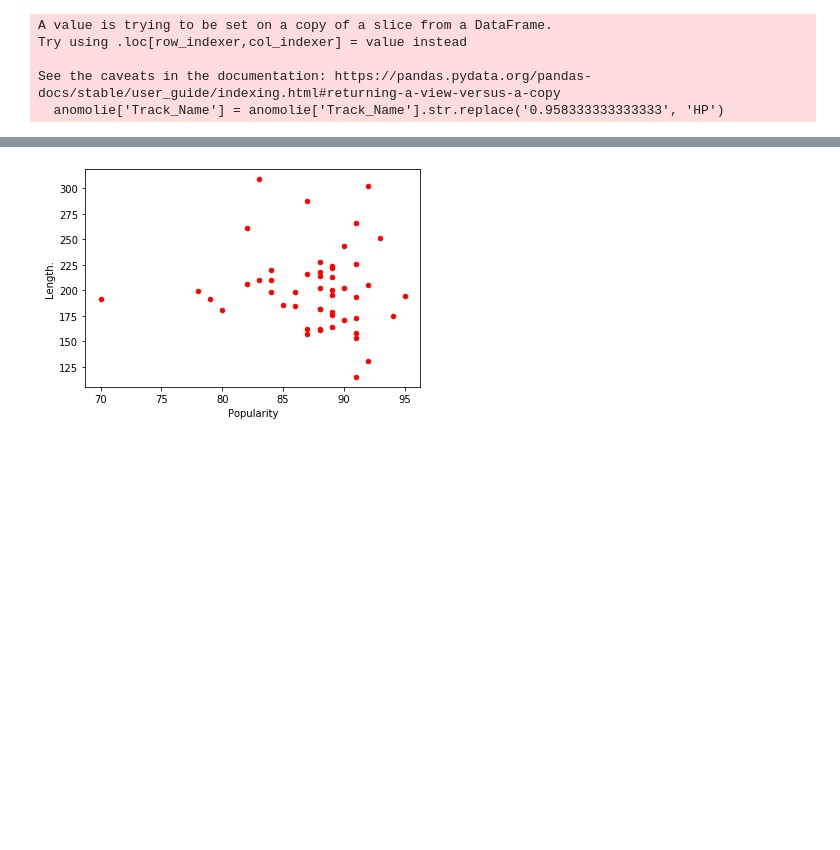
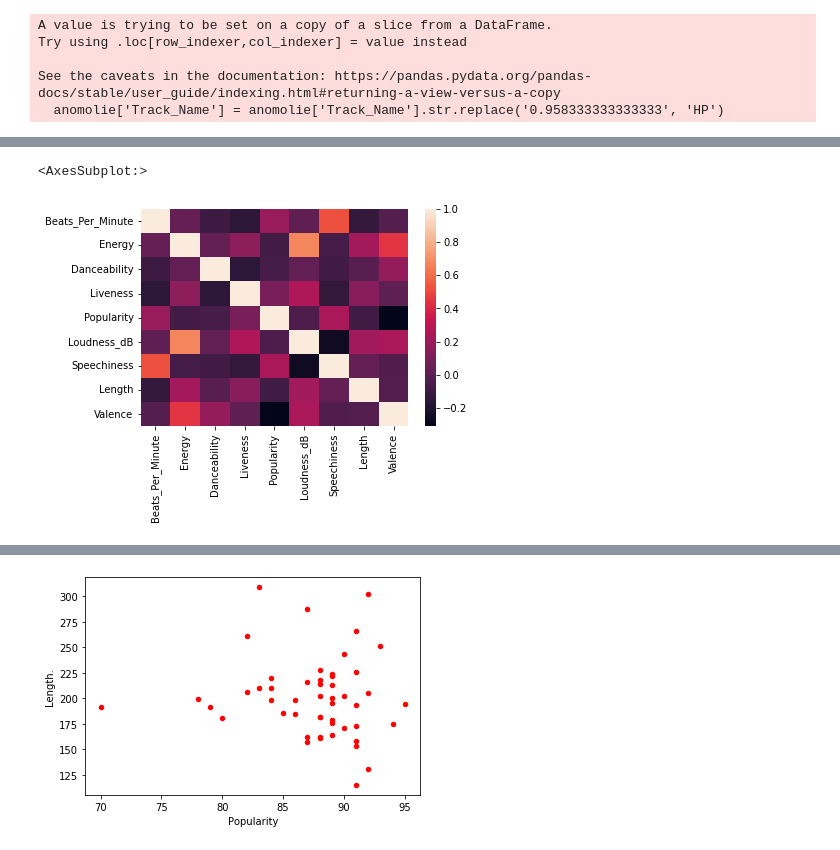
Before and after one commit to davelotito/Personal_Projects, a Jupyter notebook: Spotify Project/Spotify_Project_Popular_Songs.ipynb, the cells around one changed output, grey strips where cells are left out. Saved outputs shown, nothing was run; the diff lists cells and outputs as text; code cells hidden in the pictures; blank space fills up the shorter version.

Commit message:
Created correlation heatmaps & sorting

```diff
--- a/Spotify Project/Spotify_Project_Popular_Songs.ipynb
+++ b/Spotify Project/Spotify_Project_Popular_Songs.ipynb
@@ -106,0 +120,6 @@ spotify_data = anomolie.append(spotify_data, ignore_index=True)
+# %%
+# Create heatmap to see correlations between columns
+sns.heatmap(spotify_data.corr())
+# %% [output]
+<AxesSubplot:>
+[figure, added]
```
Also changed, not shown: parts of 3 cells of this notebook.
